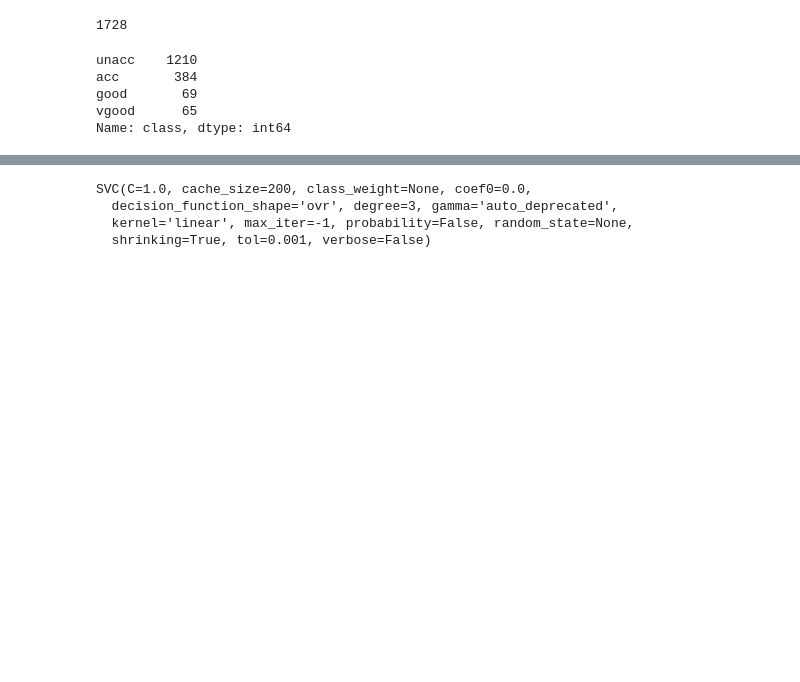
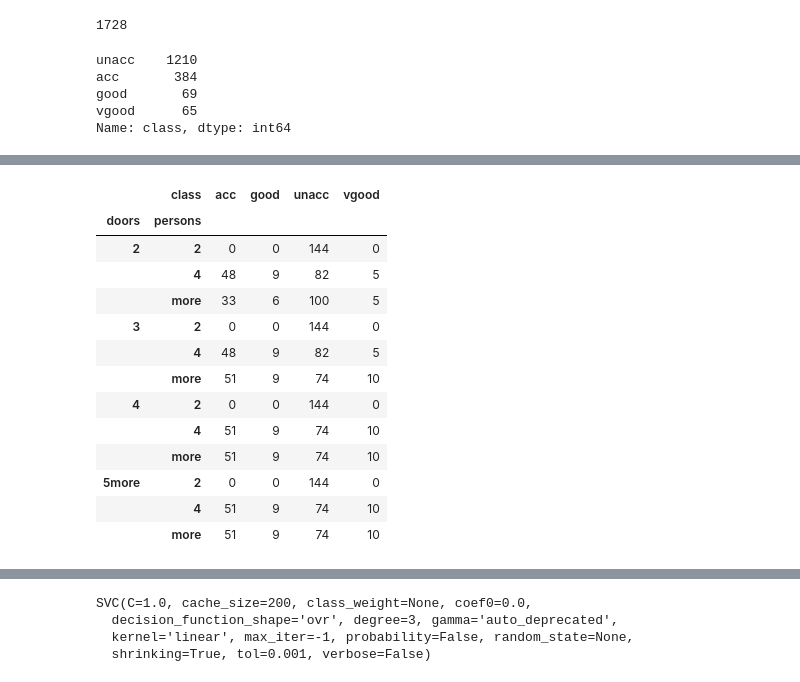
Before and after one commit to NAnnamalai/practice_machine_learning, a Jupyter notebook: classifying categories.ipynb, the cells around one changed output, grey strips where cells are left out. Cells and saved outputs as stored; diff of their text form; code cells hidden in the pictures; blank space fills up the shorter version.

```diff
--- a/classifying categories.ipynb
+++ b/classifying categories.ipynb
@@ -30,0 +55,17 @@ Name: class, dtype: int64
+# %%
+pd.crosstab([df['doors'], df['persons']], df['class']).style.background_gradient(cmap=cm)
+# %% [output]
+|  | class | acc | good | unacc | vgood |
+| doors | persons |  |  |  |  |
+| 2 | 2 | 0 | 0 | 144 | 0 |
+|  | 4 | 48 | 9 | 82 | 5 |
+|  | more | 33 | 6 | 100 | 5 |
+| 3 | 2 | 0 | 0 | 144 | 0 |
+|  | 4 | 48 | 9 | 82 | 5 |
+|  | more | 51 | 9 | 74 | 10 |
+| 4 | 2 | 0 | 0 | 144 | 0 |
+|  | 4 | 51 | 9 | 74 | 10 |
+|  | more | 51 | 9 | 74 | 10 |
+| 5more | 2 | 0 | 0 | 144 | 0 |
+|  | 4 | 51 | 9 | 74 | 10 |
+|  | more | 51 | 9 | 74 | 10 |
```
Also changed, not shown: parts of 5 cells of this notebook.
